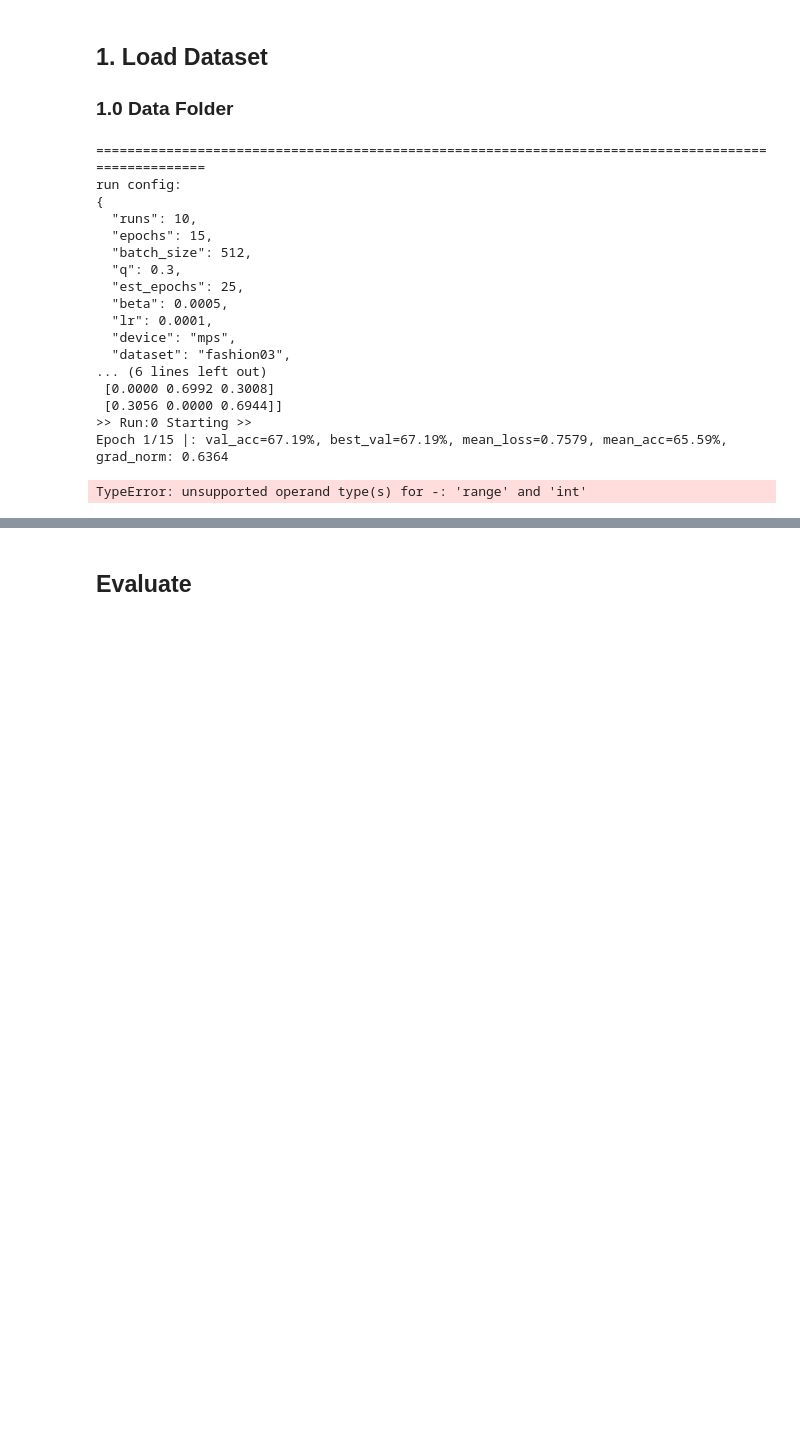
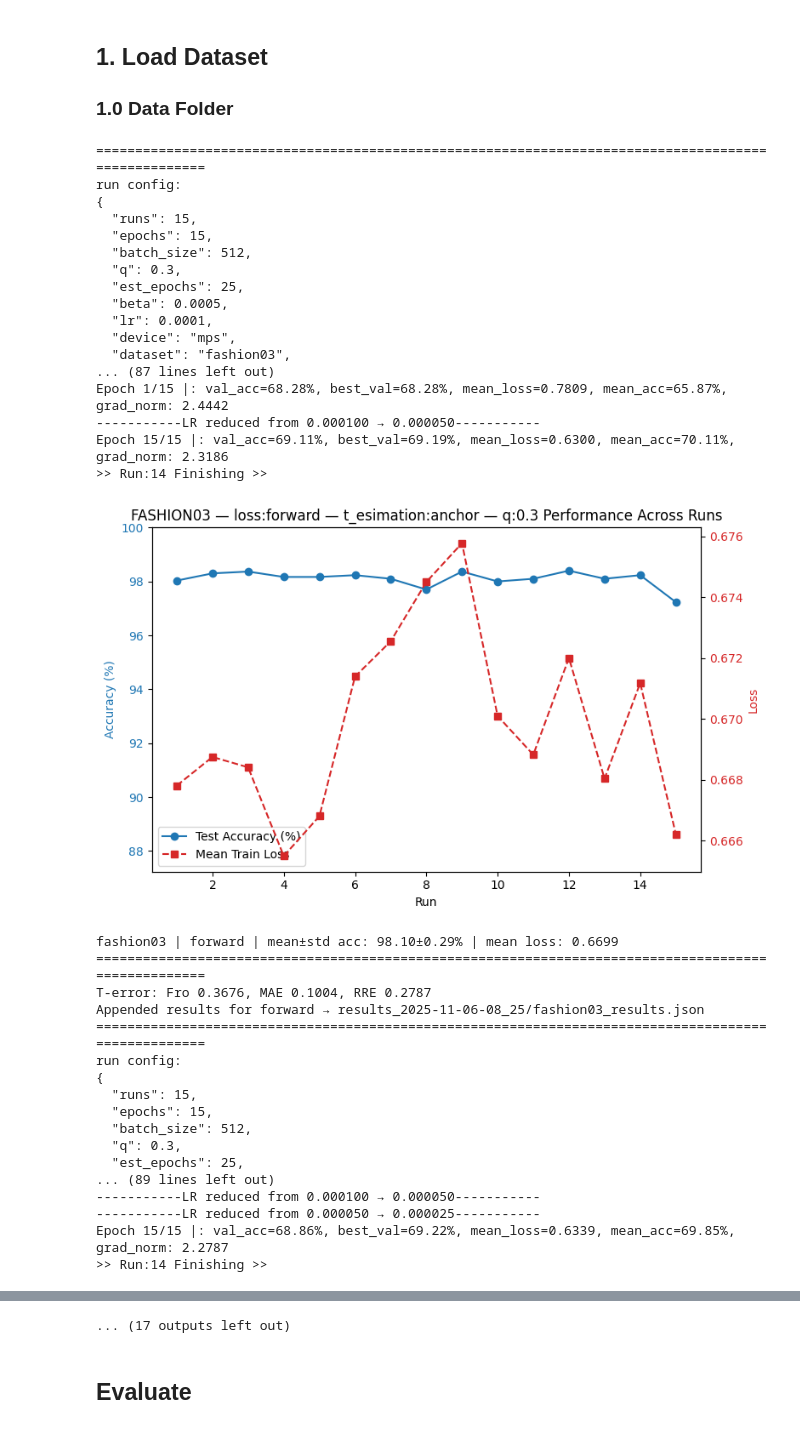
Before and after one commit to jbsaunders/comp5328-assignment-2, a Jupyter notebook: assignment_final.ipynb, the cells around one changed output, grey strips where cells are left out. Saved outputs shown, nothing was run; the diff lists cells and outputs as text; code cells hidden in the pictures; blank space fills up the shorter version.

Commit message:
adding latest test results and images

```diff
--- a/assignment_final.ipynb
+++ b/assignment_final.ipynb
@@ -78,7 +78,7 @@ losses = ['forward','gce', 'forwardGCE', 't-revision']
 losses = ['forward', 'forwardGCE', 't-revision']
 datasets = [ "fashion03", "fashion06", "cifar"]
 base = {
-    "runs":10,
+    "runs":15,
     "epochs": 15,
     "batch_size":512,
     "q":0.6,
@@ -184,7 +184,7 @@ def stabilize_T(T, alpha=0.7):
 
 def plot_run_performance(all_acc, all_mean_loss, cfg):
     runs = np.arange(1, len(all_acc) + 1)
-    title = f"{cfg['dataset'].upper()} — {cfg['loss']} — {cfg['estimate_T']} Performance Across Runs"
+    title = f"{cfg['dataset'].upper()} — loss:{cfg['loss']} — t_esimation:{cfg['estimate_T']} — q:{cfg['q']} Performance Across Runs"
     fig, ax1 = plt.subplots(figsize=(8,5))
     ax2 = ax1.twinx()
     # Accuracy (left axis)
@@ -206,9 +206,8 @@ def plot_run_performance(all_acc, all_mean_loss, cfg):
     lines, labels = ax1.get_legend_handles_labels()
     lines2, labels2 = ax2.get_legend_handles_labels()
     ax1.legend(lines + lines2, labels + labels2, loc='best')
-
+    plt.savefig(f"img/{title}.png", dpi=300, bbox_inches='tight')
     plt.show()
-    plt.savefig(f"img/{title}.png", dpi=300, bbox_inches='tight')
 # %%
 # def sanity(T, name, dataset):
 #     print(f"\n{name}")
@@ -807,7 +806,7 @@ def estimate_transition_anchor(t, train_loader, is_cifar, q, device, epochs):
 
     return T.detach().to(device)
 # %%
-def run_once(cfg, T, seed):
+def run_once(cfg, T, seed, train_loader, val_loader):
     set_seed(seed)
     device = torch.device(cfg['device'])
 
@@ -816,11 +815,15 @@ def run_once(cfg, T, seed):
     Xtr, Str, Xts, Yts = load_npz(DATA_PATHS[cfg['dataset']])
 
     # loaders for this split
-    train_loader, val_loader, is_cifar = make_loaders(Xtr, Str, batch_size=cfg['batch_size'], seed=seed)
-    test_loader = make_test_loader(Xts, Yts, batch_size=512)
+    #train_loader, val_loader, is_cifar = make_loaders(Xtr, Str, batch_size=cfg['batch_size'], seed=seed)
 
+    if train_loader is None or val_loader is None:
+        train_loader, val_loader, is_cifar = make_loaders(Xtr, Str, batch_size=cfg['batch_size'], seed=seed)
+    else:
+        is_cifar = cfg['is_cifar']
     #xb, yb = next(iter(train_loader))
     #print("Batch shape:", xb.shape, "min/max:", xb.min().item(), xb.max().item())
+    test_loader = make_test_loader(Xts, Yts, batch_size=512)
 
     # choose model
     model = make_model(is_cifar).to(device)
@@ -847,7 +850,8 @@ def run_once(cfg, T, seed):
 # %%
 results_rows = []
 C = 3
-
+graph_data = []
+all_figs = []
 for cfg in configs:
 
     print("=" * 100)
@@ -897,7 +901,7 @@ for cfg in configs:
     T_true = pick_known_T(cfg['dataset'])
     has_T_true = T_true is not None
 
-    if T is not None and not has_T_true:
+    if T is not None:
         if not torch.is_tensor(T):
             T = torch.tensor(T, dtype=torch.float32, device=device)
         else:
@@ -910,10 +914,13 @@ for cfg in configs:
         # Stabilize
         T = stabilize_T(T, alpha=0.5)
 
+    train_loader, val_loader, is_cifar = make_loaders(Xtr, Str, batch_size=cfg['batch_size'], seed=0)
+
     for r in range(cfg['runs']):
         print(f">> Run:{r} Starting >>")
-
-        acc, val_acc, T, loss_arr, grad_norms = run_once(cfg, T, seed=1000+r)
+        acc, val_acc, T, loss_arr, grad_norms = run_once(cfg, T, seed=1000+r,   # seed only for weight init
+                                                        train_loader=train_loader,
+                                                        val_loader=val_loader)
 
         all_acc.append(acc)
         all_loss_arrays.append(loss_arr)
@@ -929,7 +936,13 @@ for cfg in configs:
 
         print(f">> Run:{r} Finishing >>")
 
-    plot_run_performance(all_acc, all_mean_loss, cfg)
+    graph_data.append({'cfg':cfg, 'all_acc':all_acc, 'all_mean_loss': all_mean_loss})
+    fig = plot_run_performance(all_acc, all_mean_loss, cfg)
+
+    all_figs.append({
+        "cfg": cfg,
+        "figure": fig
+    })
 
     mean_acc = float(np.mean(all_acc))
     std_acc  = float(np.std(all_acc))
@@ -963,7 +976,7 @@ for cfg in configs:
         'per_run_loss_arrays': all_loss_arrays,
     }
     if has_T_true:
-        summary['true_T'] = T_true.tolist
+        summary['true_T'] = T_true.tolist()
         summary['fro_error'] = fro_err
         summary['mae_error'] = mae_err
         summary['rre_error'] = rre_err
@@ -991,38 +1004,58 @@ for cfg in configs:
         'estimate_T': cfg['estimate_T'],
         'epochs': cfg['epochs'],
         'runs': cfg['runs'],
+        'q': cfg['q'],
+        'lr': cfg['lr'],
+        'beta': cfg['beta'],
         'mean_test_acc': round(mean_acc * 100, 2),
         'std_test_acc': round(std_acc * 100, 2),
         'mean_train_loss': round(mean_loss, 4),
         'std_train_loss': round(std_loss, 4),
         'fro_error': None if fro_err is None else round(fro_err, 4),
         'mae_error': None if mae_err is None else round(mae_err, 4),
         'rre_error': None if rre_err is None else round(rre_err, 4)
     })
 
 # After each config loop, write TSV summary
 if results_rows:
     df = pd.DataFrame(results_rows)
     tsv_path = os.path.join(folder, "summary_results.tsv")
     df.to_csv(tsv_path, sep='\t', index=False)
     print(f"\n✅ Wrote table summary to {tsv_path}")
     print(df.to_markdown(index=False))
 # %% [output]
 ====================================================================================================
 run config:
 {
-  "runs": 10,
+  "runs": 15,
   "epochs": 15,
   "batch_size": 512,
   "q": 0.3,
   "est_epochs": 25,
   "beta": 0.0005,
   "lr": 0.0001,
   "device": "mps",
   "dataset": "fashion03",
-... (6 lines left out)
- [0.0000 0.6992 0.3008]
- [0.3056 0.0000 0.6944]]
->> Run:0 Starting >>
-Epoch 1/15 |: val_acc=67.19%, best_val=67.19%, mean_loss=0.7579, mean_acc=65.59%, grad_norm: 0.6364
+... (87 lines left out)
+Epoch 1/15 |: val_acc=68.28%, best_val=68.28%, mean_loss=0.7809, mean_acc=65.87%, grad_norm: 2.4442
+-----------LR reduced from 0.000100 → 0.000050-----------
+Epoch 15/15 |: val_acc=69.11%, best_val=69.19%, mean_loss=0.6300, mean_acc=70.11%, grad_norm: 2.3186
+>> Run:14 Finishing >>
+[figure, added]
-TypeError: unsupported operand type(s) for -: 'range' and 'int'
+fashion03 | forward | mean±std acc: 98.10±0.29% | mean loss: 0.6699
+====================================================================================================
+T-error: Fro 0.3676, MAE 0.1004, RRE 0.2787
+Appended results for forward → results_2025-11-06-08_25/fashion03_results.json
+====================================================================================================
+run config:
+{
+  "runs": 15,
+  "epochs": 15,
+  "batch_size": 512,
+  "q": 0.3,
+  "est_epochs": 25,
+... (89 lines left out)
+-----------LR reduced from 0.000100 → 0.000050-----------
+-----------LR reduced from 0.000050 → 0.000025-----------
+Epoch 15/15 |: val_acc=68.86%, best_val=69.22%, mean_loss=0.6339, mean_acc=69.85%, grad_norm: 2.2787
+>> Run:14 Finishing >>
@@ -1029,3 +1135,4 @@ TypeError: unsupported operand type(s) for -: 'range' and 'int'
+... (17 outputs left out)
 # %% [markdown]
 ## Evaluate
 # %%
```
Also changed, not shown: parts of 3 cells of this notebook, 46 other files.
